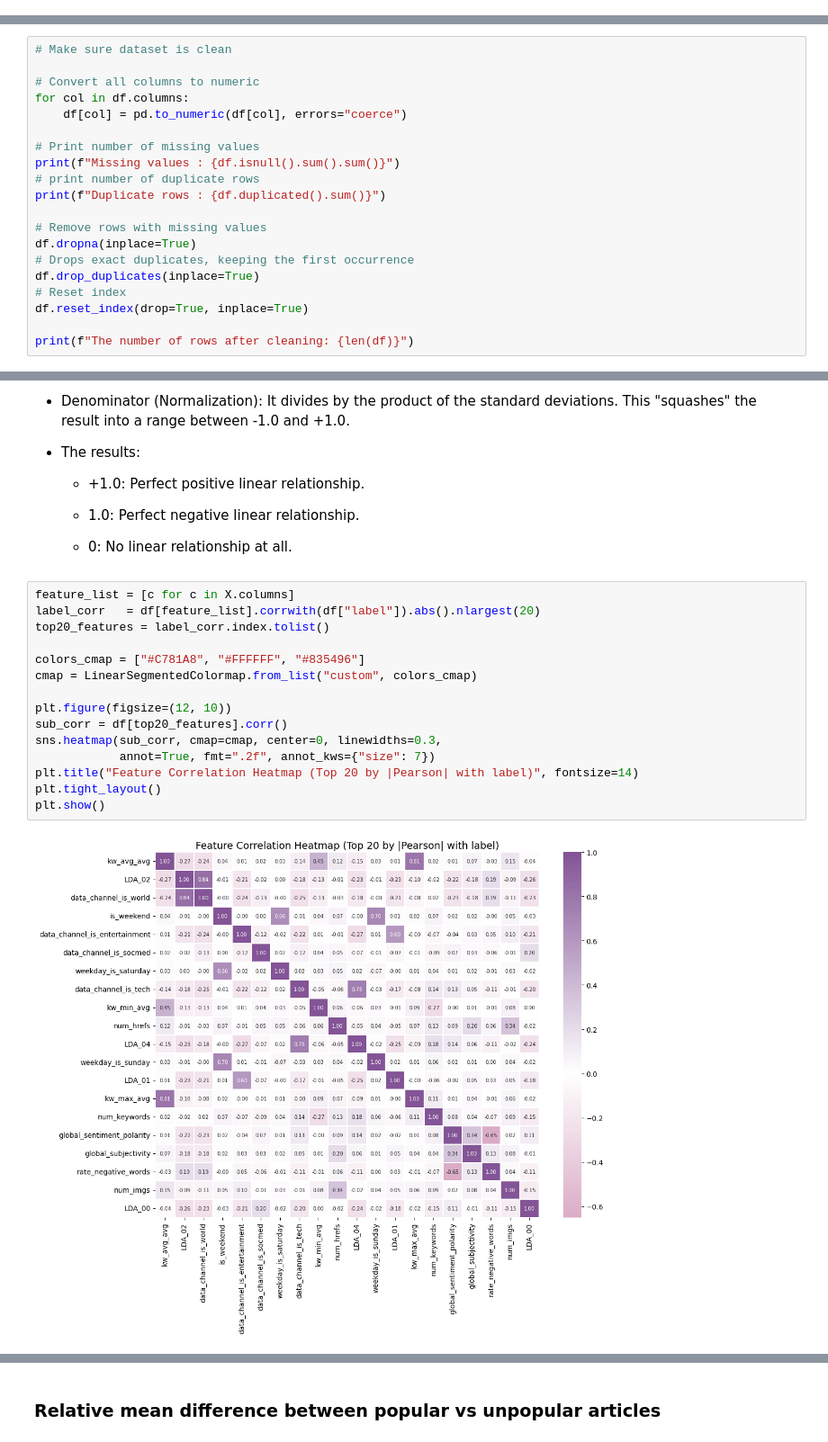
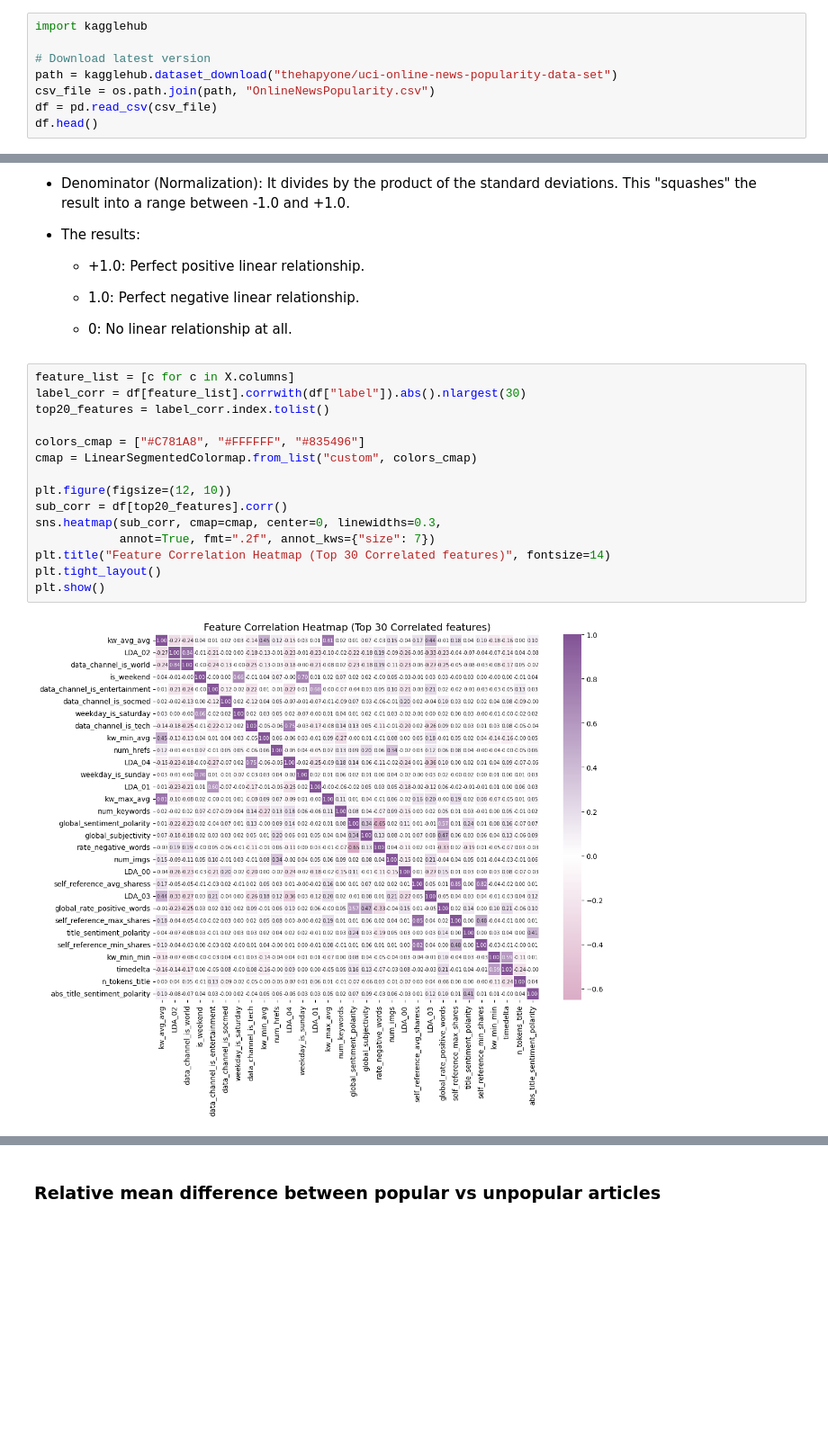
Before and after one commit to safoura-banihashemi/predicting-online-news-popularity, a Jupyter notebook: news_popularity.ipynb, the cells around one changed output, grey strips where cells are left out. Shown at 90% size. Cells and saved outputs as stored; diff of their text form; blank space fills up the shorter version.

```diff
--- a/news_popularity.ipynb
+++ b/news_popularity.ipynb
@@ -87,0 +82,8 @@ Dataset loaded completely
+# %%
+import kagglehub
+
+# Download latest version
+path = kagglehub.dataset_download("thehapyone/uci-online-news-popularity-data-set")
+csv_file = os.path.join(path, "OnlineNewsPopularity.csv")
+df = pd.read_csv(csv_file)
+df.head()
@@ -137,21 +148 @@ df.sample(5)
 5 rows × 60 columns
-# %%
-# Make sure dataset is clean
-
-# Convert all columns to numeric
-for col in df.columns:
-    df[col] = pd.to_numeric(df[col], errors="coerce")
-
-# Print number of missing values
-print(f"Missing values : {df.isnull().sum().sum()}")
-# print number of duplicate rows
-print(f"Duplicate rows : {df.duplicated().sum()}")
-
-# Remove rows with missing values
-df.dropna(inplace=True)
-# Drops exact duplicates, keeping the first occurrence
-df.drop_duplicates(inplace=True)
-# Reset index
-df.reset_index(drop=True, inplace=True)
-
-print(f"The number of rows after cleaning: {len(df)}")
@@ -367,18 +296,18 @@ $$r = \frac{\sum (X_i - \bar{X})(Y_i - \bar{Y})}{\sqrt{\sum (X_i - \bar{X})^2 \s
   - 0: No linear relationship at all.
 # %%
 feature_list = [c for c in X.columns]
-label_corr   = df[feature_list].corrwith(df["label"]).abs().nlargest(20)
+label_corr = df[feature_list].corrwith(df["label"]).abs().nlargest(30)
 top20_features = label_corr.index.tolist()
 
 colors_cmap = ["#C781A8", "#FFFFFF", "#835496"]
 cmap = LinearSegmentedColormap.from_list("custom", colors_cmap)
 
 plt.figure(figsize=(12, 10))
 sub_corr = df[top20_features].corr()
 sns.heatmap(sub_corr, cmap=cmap, center=0, linewidths=0.3,
             annot=True, fmt=".2f", annot_kws={"size": 7})
-plt.title("Feature Correlation Heatmap (Top 20 by |Pearson| with label)", fontsize=14)
+plt.title("Feature Correlation Heatmap (Top 30 Correlated features)", fontsize=14)
 plt.tight_layout()
 plt.show()
 # %% [output]
-[figure, old version]
+[figure, new version]
```
Also changed, not shown: parts of 26 cells of this notebook.
